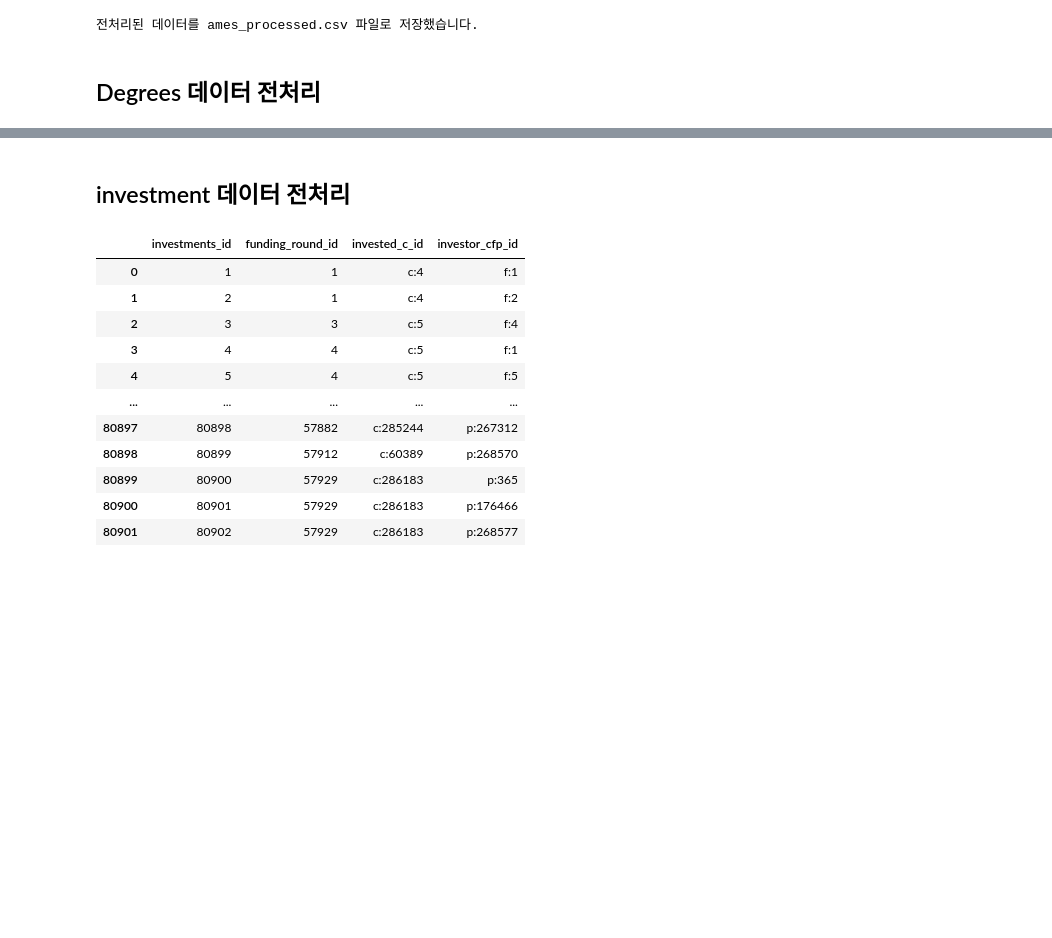
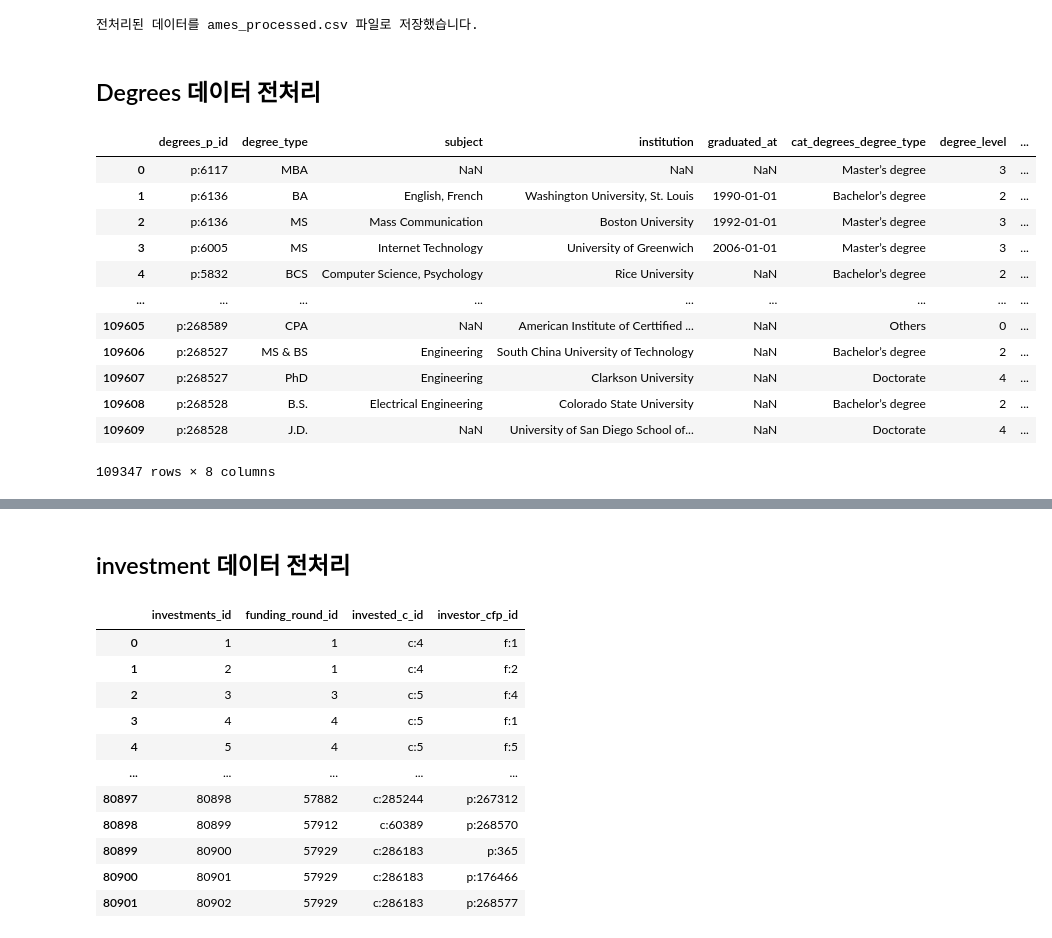
Before and after one commit to hiipseal/Final_project, a Jupyter notebook: [채연]_prep_v2.ipynb, the cells around one changed output, grey strips where cells are left out. Drawn from its saved outputs; the diff is of its cells as text; code cells hidden in the pictures; blank space fills up the shorter version.

```diff
--- a/[채연]_prep_v2.ipynb
+++ b/[채연]_prep_v2.ipynb
@@ -6,8 +6,8 @@ Acquisitions = pd.read_csv("./data/acquisitions.csv")
 Degrees = pd.read_csv("./data/degrees.csv")
 Ipos = pd.read_csv("./data/ipos.csv")
 Investments = pd.read_csv("./data/investments.csv")
-Milestones = pd.read_csv("./clean_data_v1/clean_milestons_v1.csv")
-Relationships = pd.read_csv("./clean_data_v1/clean_relationships_v1.csv")
+Milestones = pd.read_csv("./data/milestones.csv")
+Relationships = pd.read_csv("./data/relationships.csv")
 People = pd.read_csv("./data/people.csv")
 
 print("="*60)
@@ -687,7 +687,7 @@ print("전처리된 데이터를 ames_processed.csv 파일로 저장했습니다
 # %%
 # 컬럼 제거
 Degrees_copy = Degrees.copy()
-Degrees_copy = Degrees_copy.drop(columns=['id', 'graduated_at', 'created_at', 'updated_at'])
+Degrees_copy = Degrees_copy.drop(columns=['id', 'created_at', 'updated_at'])
 # %%
 # object_id 컬럼명 변경
 alter_columns = Degrees_copy.rename(columns={
@@ -815,0 +696,3 @@ Degrees_copy["cat_degrees_degree_type"] = pd.Categorical(
+# %%
+# degree 중복행 제거
+Degrees_copy = Degrees_copy.drop_duplicates()
@@ -816,11 +1315,11 @@ Degrees_copy["cat_degrees_degree_type"] = pd.Categorical(
 # %%
 # 매핑 딕셔너리 정의
 degree_mapping = {
-    "Associate degree": 0,
-    "Bachelor’s degree": 1,
-    "Master’s degree": 2,
-    "Doctorate": 3,
-    "Others": 99
+    "Associate degree": 1,
+    "Bachelor’s degree": 2,
+    "Master’s degree": 3,
+    "Doctorate": 4,
+    "Others": 0
 }
 
 # 'cat_degrees_degree_type' 컬럼의 값을 매핑
@@ -828,4 +1327,20 @@ Degrees_copy["degree_level"] = Degrees_copy["cat_degrees_degree_type"].map(degre
 
 # degree 결측값 플래그 컬럼 생성
 Degrees_copy["is_degree_missing"] = Degrees_copy["degree_type"].isna().astype(int)
+# %%
+Degrees_copy
+# %% [output]
+|  | degrees_p_id | degree_type | subject | institution | graduated_at | cat_degrees_degree_type | degree_level | ... |
+| 0 | p:6117 | MBA | NaN | NaN | NaN | Master’s degree | 3 | ... |
+| 1 | p:6136 | BA | English, French | Washington University, St. Louis | 1990-01-01 | Bachelor’s degree | 2 | ... |
+| 2 | p:6136 | MS | Mass Communication | Boston University | 1992-01-01 | Master’s degree | 3 | ... |
+| 3 | p:6005 | MS | Internet Technology | University of Greenwich | 2006-01-01 | Master’s degree | 3 | ... |
+| 4 | p:5832 | BCS | Computer Science, Psychology | Rice University | NaN | Bachelor’s degree | 2 | ... |
+| ... | ... | ... | ... | ... | ... | ... | ... | ... |
+| 109605 | p:268589 | CPA | NaN | American Institute of Certtified ... | NaN | Others | 0 | ... |
+| 109606 | p:268527 | MS & BS | Engineering | South China University of Technology | NaN | Bachelor’s degree | 2 | ... |
+| 109607 | p:268527 | PhD | Engineering | Clarkson University | NaN | Doctorate | 4 | ... |
+| 109608 | p:268528 | B.S. | Electrical Engineering | Colorado State University | NaN | Bachelor’s degree | 2 | ... |
+| 109609 | p:268528 | J.D. | NaN | University of San Diego School of... | NaN | Doctorate | 4 | ... |
+109347 rows × 8 columns
 # %%
```
Also changed, not shown: parts of 10 cells of this notebook.
